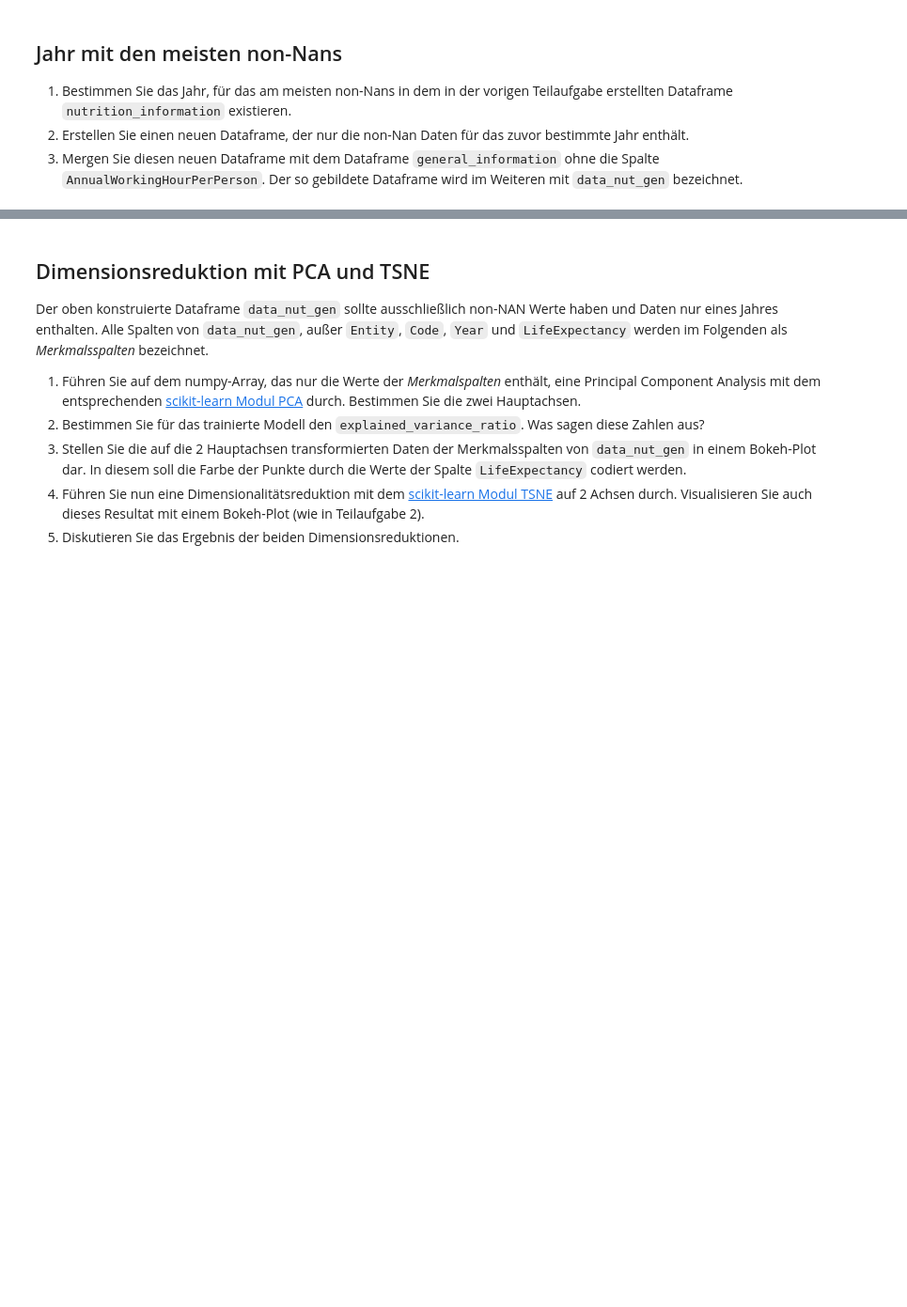
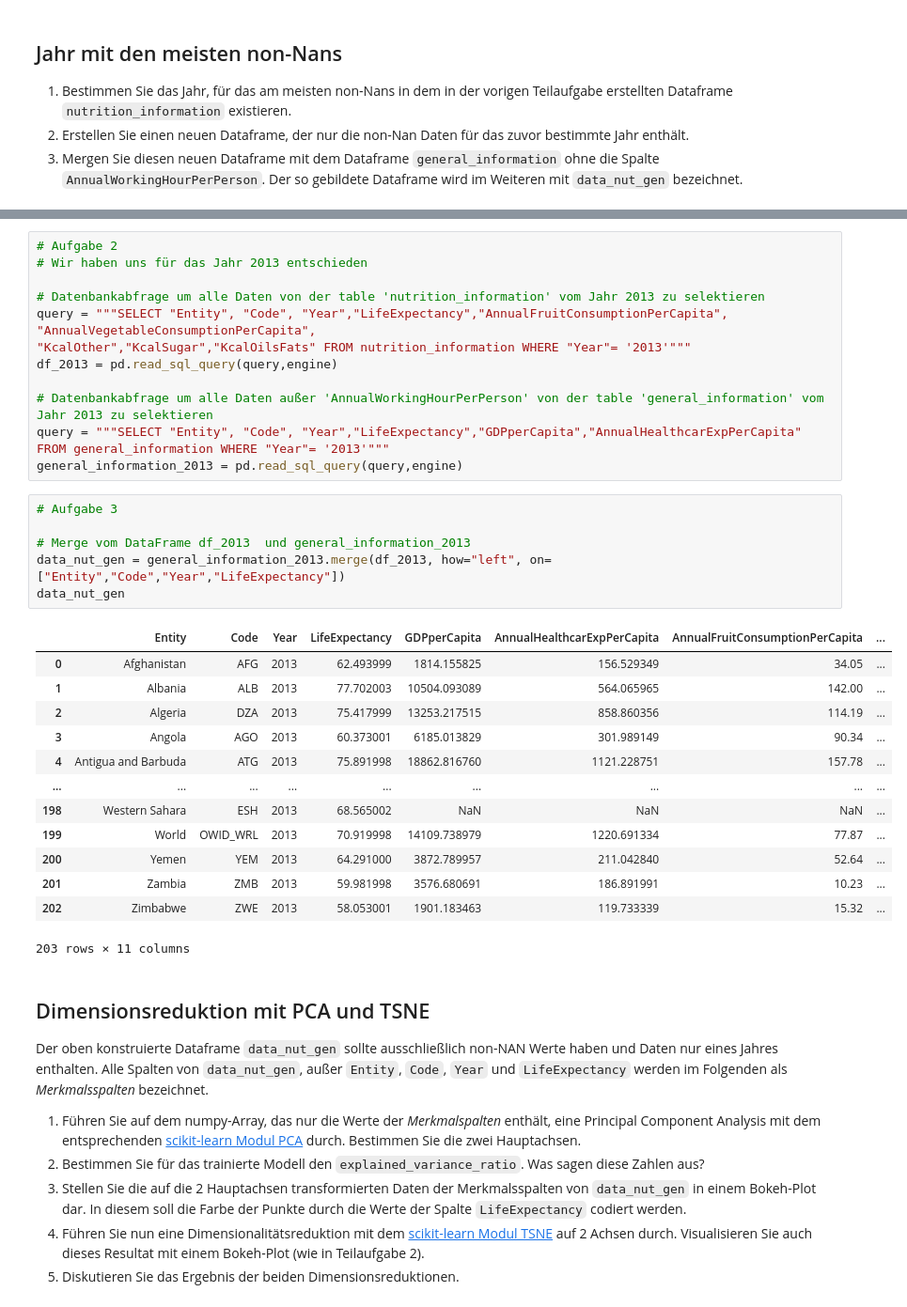
Before and after one commit to JaninaMattes/data-mining-pattern-recogntion, a Jupyter notebook: src/proj1_global_health_app/model/Project1_Global_HealthData_App.ipynb, the cells around one changed output, grey strips where cells are left out. Shown at 94% size. Saved outputs shown, nothing was run; the diff lists cells and outputs as text; blank space fills up the shorter version.

```diff
--- a/src/proj1_global_health_app/model/Project1_Global_HealthData_App.ipynb
+++ b/src/proj1_global_health_app/model/Project1_Global_HealthData_App.ipynb
@@ -859,3 +588,35 @@ dtype: float64
+# %%
+# Aufgabe 2
+# Wir haben uns für das Jahr 2013 entschieden
+
+# Datenbankabfrage um alle Daten von der table 'nutrition_information' vom Jahr 2013 zu selektieren
+query = """SELECT "Entity", "Code", "Year","LifeExpectancy","AnnualFruitConsumptionPerCapita", "AnnualVegetableConsumptionPerCapita",
+"KcalOther","KcalSugar","KcalOilsFats" FROM nutrition_information WHERE "Year"= '2013'"""
+df_2013 = pd.read_sql_query(query,engine)
+
+# Datenbankabfrage um alle Daten außer 'AnnualWorkingHourPerPerson' von der table 'general_information' vom Jahr 2013 zu selektieren
+query = """SELECT "Entity", "Code", "Year","LifeExpectancy","GDPperCapita","AnnualHealthcarExpPerCapita" FROM general_information WHERE "Year"= '2013'"""
+general_information_2013 = pd.read_sql_query(query,engine)
+# %%
+# Aufgabe 3
+
+# Merge vom DataFrame df_2013  und general_information_2013
+data_nut_gen = general_information_2013.merge(df_2013, how="left", on=["Entity","Code","Year","LifeExpectancy"])
+data_nut_gen
+# %% [output]
+|  | Entity | Code | Year | LifeExpectancy | GDPperCapita | AnnualHealthcarExpPerCapita | AnnualFruitConsumptionPerCapita | ... |
+| 0 | Afghanistan | AFG | 2013 | 62.493999 | 1814.155825 | 156.529349 | 34.05 | ... |
+| 1 | Albania | ALB | 2013 | 77.702003 | 10504.093089 | 564.065965 | 142.00 | ... |
+| 2 | Algeria | DZA | 2013 | 75.417999 | 13253.217515 | 858.860356 | 114.19 | ... |
+| 3 | Angola | AGO | 2013 | 60.373001 | 6185.013829 | 301.989149 | 90.34 | ... |
+| 4 | Antigua and Barbuda | ATG | 2013 | 75.891998 | 18862.816760 | 1121.228751 | 157.78 | ... |
+| ... | ... | ... | ... | ... | ... | ... | ... | ... |
+| 198 | Western Sahara | ESH | 2013 | 68.565002 | NaN | NaN | NaN | ... |
+| 199 | World | OWID_WRL | 2013 | 70.919998 | 14109.738979 | 1220.691334 | 77.87 | ... |
+| 200 | Yemen | YEM | 2013 | 64.291000 | 3872.789957 | 211.042840 | 52.64 | ... |
+| 201 | Zambia | ZMB | 2013 | 59.981998 | 3576.680691 | 186.891991 | 10.23 | ... |
+| 202 | Zimbabwe | ZWE | 2013 | 58.053001 | 1901.183463 | 119.733339 | 15.32 | ... |
+203 rows × 11 columns
 # %% [markdown]
 ## Dimensionsreduktion mit PCA und TSNE
 
```
Also changed, not shown: parts of 51 cells of this notebook.
